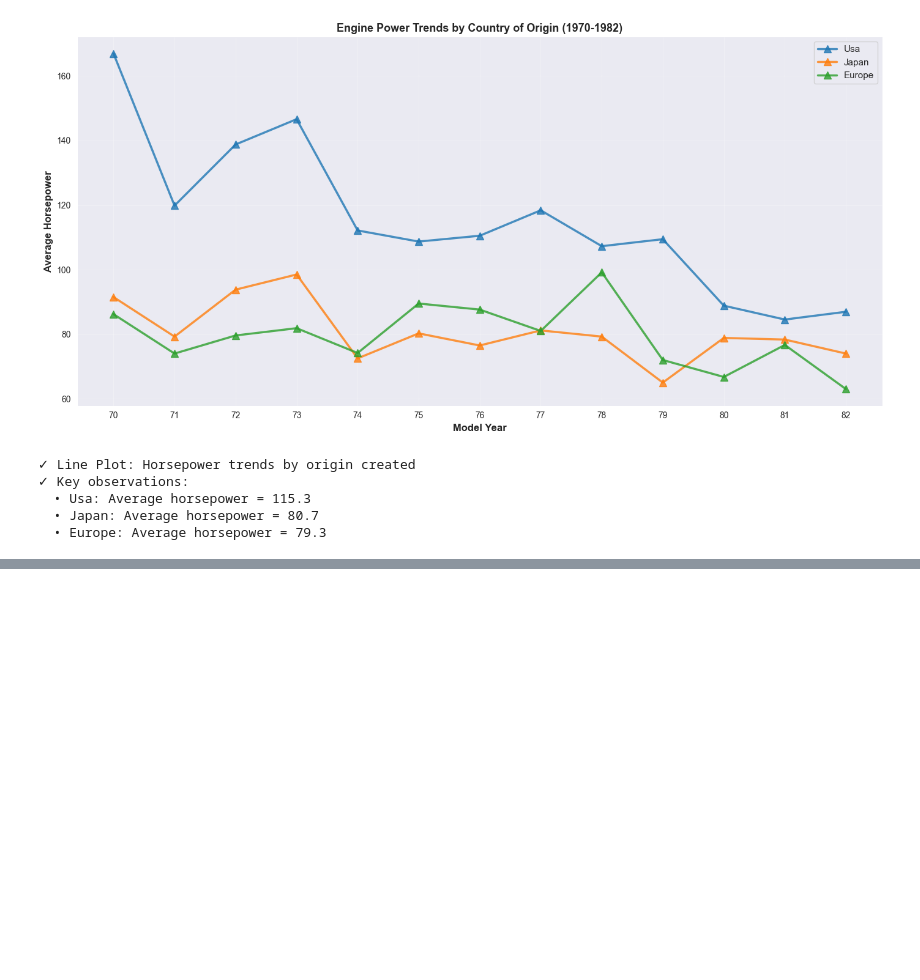
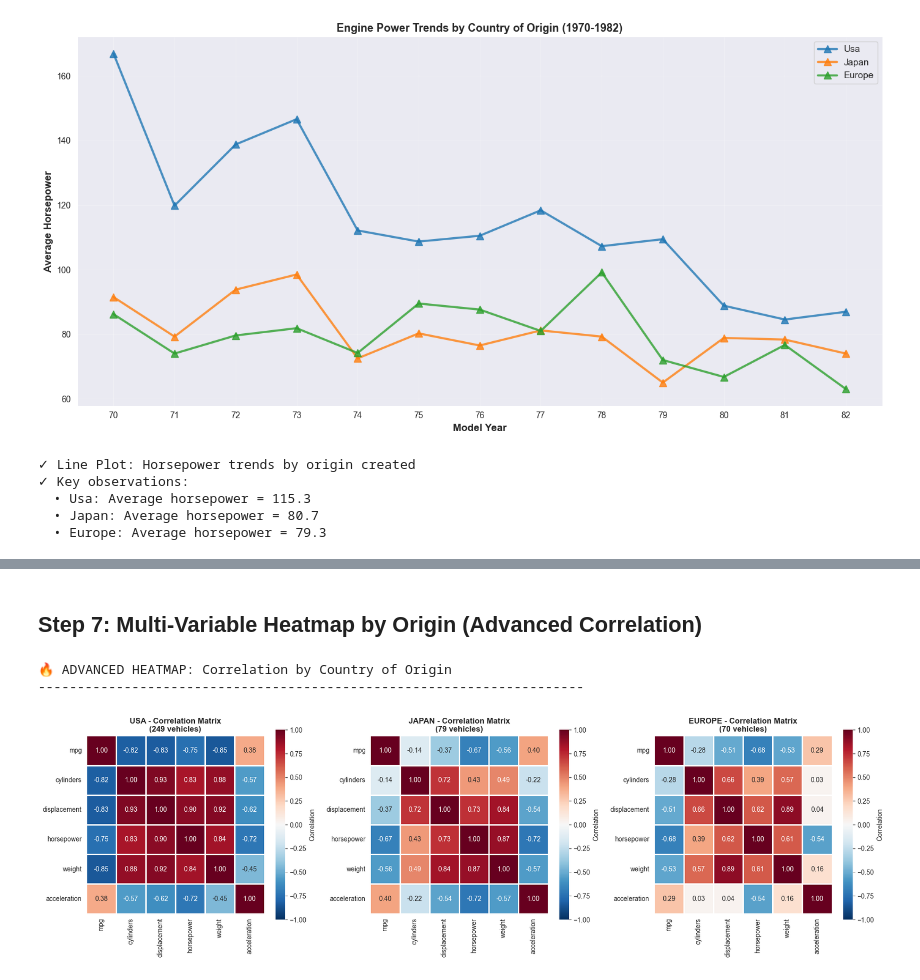
Before and after one commit to rosanajurdi/Data_Visualization_Course_2026, a Jupyter notebook: lab-sessions/lab4-ScatterPlots_line plots_heatmaps.ipynb, the cells around one changed output, grey strips where cells are left out. Drawn from its saved outputs; the diff is of its cells as text; code cells hidden in the pictures; blank space fills up the shorter version.

```diff
--- a/lab-sessions/lab4-ScatterPlots_line plots_heatmaps.ipynb
+++ b/lab-sessions/lab4-ScatterPlots_line plots_heatmaps.ipynb
@@ -374,0 +447,68 @@ for origin in mpg_df['origin'].unique():
+# %% [markdown]
+## Step 7: Multi-Variable Heatmap by Origin (Advanced Correlation)
+# %%
+print("\n🔥 ADVANCED HEATMAP: Correlation by Country of Origin")
+print("-" * 70)
+
+numeric_cols = ['mpg', 'cylinders', 'displacement', 'horsepower', 'weight', 'acceleration']
+
+# Create subplots for each origin
+fig, axes = plt.subplots(1, 3, figsize=(18, 5))
+
+for idx, origin in enumerate(['usa', 'japan', 'europe']):
+    # Calculate correlation for this origin
+    origin_data = mpg_df[mpg_df['origin'] == origin][numeric_cols]
+    corr_matrix = origin_data.corr()
+
+    # Create heatmap
+    sns.heatmap(corr_matrix,
+                annot=True,
+                fmt='.2f',
+                cmap='RdBu_r',
+                center=0,
+                square=True,
+                linewidths=1,
+                cbar_kws={'label': 'Correlation'},
+                ax=axes[idx],
+                vmin=-1, vmax=1)
+
+    axes[idx].set_title(f'{origin.upper()} - Correlation Matrix\n({len(origin_data)} vehicles)',
+                        fontsize=12, fontweight='bold')
+
+plt.tight_layout()
+plt.show()
+
+print("✓ Comparative heatmaps created for each origin")
+
+# Detailed analysis
+print("\n🔍 CORRELATION DIFFERENCES BY ORIGIN:")
+print("-" * 70)
+
+usa_corr = mpg_df[mpg_df['origin'] == 'usa'][numeric_cols].corr()
+japan_corr = mpg_df[mpg_df['origin'] == 'japan'][numeric_cols].corr()
+europe_corr = mpg_df[mpg_df['origin'] == 'europe'][numeric_cols].corr()
+
+print("\nMPG correlations with other variables:")
+print(f"\n  USA (n={len(mpg_df[mpg_df['origin']=='usa'])}):")
+print(f"    • Weight-MPG: {usa_corr.loc['weight', 'mpg']:.3f}")
+print(f"    • Displacement-MPG: {usa_corr.loc['displacement', 'mpg']:.3f}")
+print(f"    • Horsepower-MPG: {usa_corr.loc['horsepower', 'mpg']:.3f}")
+
+print(f"\n  JAPAN (n={len(mpg_df[mpg_df['origin']=='japan'])}):")
+print(f"    • Weight-MPG: {japan_corr.loc['weight', 'mpg']:.3f}")
+print(f"    • Displacement-MPG: {japan_corr.loc['displacement', 'mpg']:.3f}")
+print(f"    • Horsepower-MPG: {japan_corr.loc['horsepower', 'mpg']:.3f}")
+
+print(f"\n  EUROPE (n={len(mpg_df[mpg_df['origin']=='europe'])}):")
+print(f"    • Weight-MPG: {europe_corr.loc['weight', 'mpg']:.3f}")
+print(f"    • Displacement-MPG: {europe_corr.loc['displacement', 'mpg']:.3f}")
+print(f"    • Horsepower-MPG: {europe_corr.loc['horsepower', 'mpg']:.3f}")
+
+print("\n✓ KEY INSIGHT: Different design philosophies by country!")
+print("  → All countries show weight-MPG correlation, but strength varies")
+print("  → Japan prioritizes efficiency (stronger negative correlations)")
+print("  → USA emphasizes power (weaker efficiency correlations)")
+# %% [output]
+🔥 ADVANCED HEATMAP: Correlation by Country of Origin
+----------------------------------------------------------------------
+[figure, added]
```
Also changed, not shown: parts of 12 cells of this notebook.
